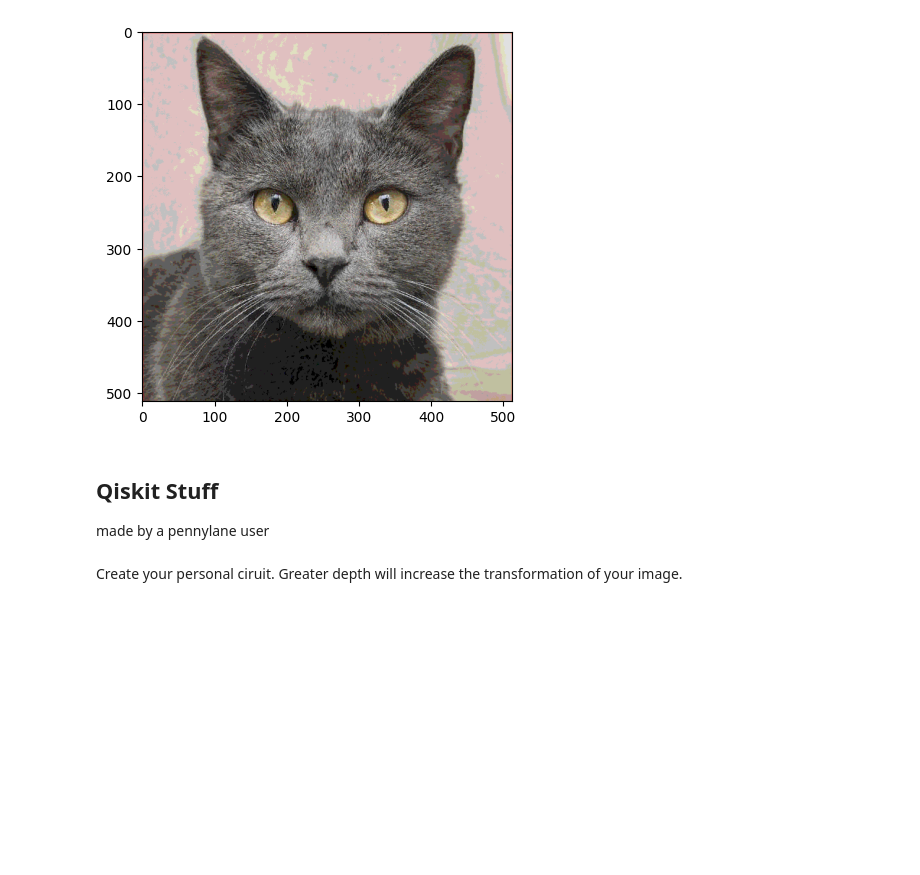
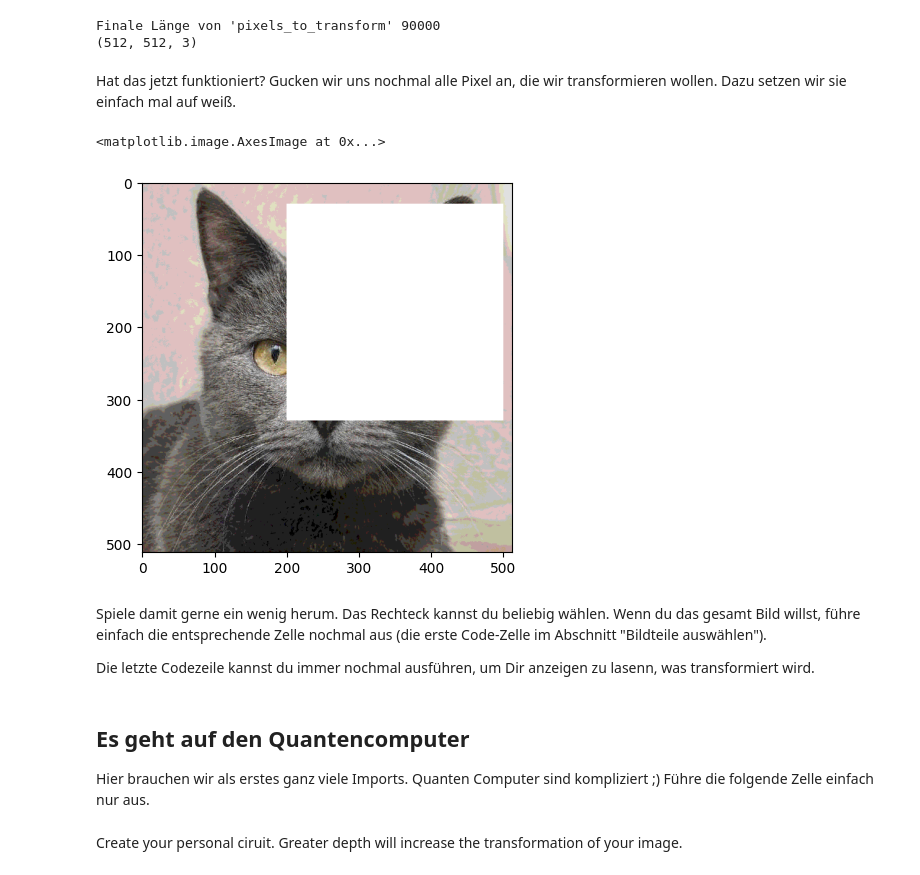
Before and after one commit to eileen-kuehn/intro_qc4images, a Jupyter notebook: QolorQoding.ipynb, the cells around one changed output. Drawn from its saved outputs; the diff is of its cells as text; code cells hidden in the pictures; blank space fills up the shorter version.

```diff
--- a/QolorQoding.ipynb
+++ b/QolorQoding.ipynb
@@ -9,2 +11,2 @@ from utils import load_image, reduce_rgb_values
 # %%
-N_QUBITS = 3 # How many qubits do you want to use? Max 8
+qubits = 3
@@ -37,5 +45,4 @@ Here we can reduce the number of possible values for the image. If you call the
 # %%
-image = reduce_rgb_values(original_image, 2**(8-N_QUBITS))
-plt.imshow(image)
-image[1, :, :]
+image = reduce_rgb_values(original_image, 2**(8-qubits))
+imshow(image)
 # %% [output]
@@ -63,16 +104,47 @@ width, height = original_image.shape[0], original_image.shape[1]
 # %%
-import matplotlib.patches as patches
+# wir starten wieder mit einer leeren Liste
+pixels_to_transform = []
 
-fig, ax = plt.subplots()
-ax.imshow(image)
-rect = patches.Rectangle(rect_top_left, width, height, linewidth=1, edgecolor='r', facecolor='none')
-ax.add_patch(rect)
+# wir definieren das Rechteck
+top_left = [30, 200]
+bottom_right = [330, 500]
 
-plt.show()
+for row in range(top_left[0], bottom_right[0]):
+    for column in range(top_left[1], bottom_right[1]):
+        pixel = [row, column]
+        pixels_to_transform.append(pixel)
+
+print("Finale Länge von 'pixels_to_transform'", len(pixels_to_transform))
+print(original_image.shape)
 # %% [output]
-[figure, removed]
+Finale Länge von 'pixels_to_transform' 90000
+(512, 512, 3)
+# %% [markdown]
+Hat das jetzt funktioniert? Gucken wir uns nochmal alle Pixel an, die wir transformieren wollen. Dazu setzen wir sie einfach mal auf weiß.
+# %%
+# als erstes erstellen wir eine Kopie, auf der wir Pixel weiß färben
+# wir wollen ja nicht unser original verändern
+image_copy = copy(image)
+
+for pixel in pixels_to_transform:
+    row = pixel[0]
+    column = pixel[1]
+
+    image_copy[row, column, 0] = 255 # R
+    image_copy[row, column, 1] = 255 # G
+    image_copy[row, column, 2] = 255 # B
+
+imshow(image_copy)
+# %% [output]
+<matplotlib.image.AxesImage at 0x...>
+[figure, added]
+# %% [markdown]
+Spiele damit gerne ein wenig herum. Das Rechteck kannst du beliebig wählen. Wenn du das gesamt Bild willst, führe einfach die entsprechende Zelle nochmal aus (die erste Code-Zelle im Abschnitt "Bildteile auswählen").
+
+Die letzte Codezeile kannst du immer nochmal ausführen, um Dir anzeigen zu lasenn, was transformiert wird.
 # %% [markdown]
-## Qiskit Stuff
+## Es geht auf den Quantencomputer
 
-made by a pennylane user
+Hier brauchen wir als erstes ganz viele Imports. Quanten Computer sind kompliziert ;)
+Führe die folgende Zelle einfach nur aus.
 # %%
```
Also changed, not shown: parts of 21 cells of this notebook, 1 other file.
